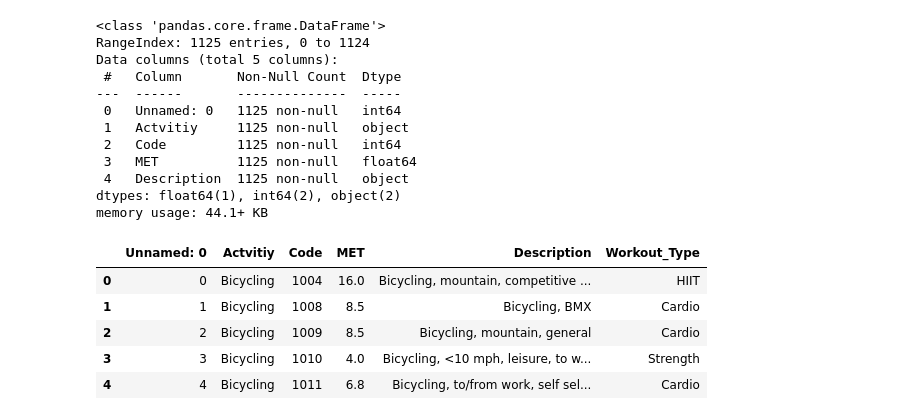
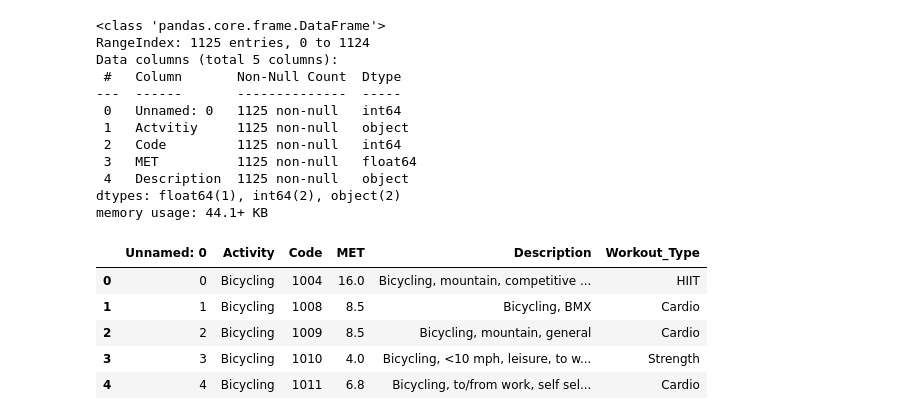
Before and after one commit to Inggrieda/IF3211_Tugas-Besar_Respirasi-Sel-Produksi-ATP, a Jupyter notebook: apps/model/model.ipynb, the cells around one changed output. Drawn from its saved outputs; the diff is of its cells as text; code cells hidden in the pictures.

```diff
--- a/apps/model/model.ipynb
+++ b/apps/model/model.ipynb
@@ -43,19 +43,20 @@ memory usage: 44.1+ KB
 # %%
 def set_workout_type(met):
     if met < 4.0:
         return 'Yoga'
     elif 4.0 <= met <= 6.0:
         return 'Strength'
     elif 6.0 < met <= 10.0:
         return 'Cardio'
     else:
         return 'HIIT'
 
 df_met['Workout_Type'] = df_met['MET'].apply(set_workout_type)
+df_met.rename(columns={'Actvitiy':'Activity'}, inplace=True)
 
 df_met.head()
 # %% [output]
-|  | Unnamed: 0 | Actvitiy | Code | MET | Description | Workout_Type |
+|  | Unnamed: 0 | Activity | Code | MET | Description | Workout_Type |
 | 0 | 0 | Bicycling | 1004 | 16.0 | Bicycling, mountain, competitive ... | HIIT |
 | 1 | 1 | Bicycling | 1008 | 8.5 | Bicycling, BMX | Cardio |
 | 2 | 2 | Bicycling | 1009 | 8.5 | Bicycling, mountain, general | Cardio |
```
Also changed, not shown: parts of 14 cells of this notebook, 1 other file.
